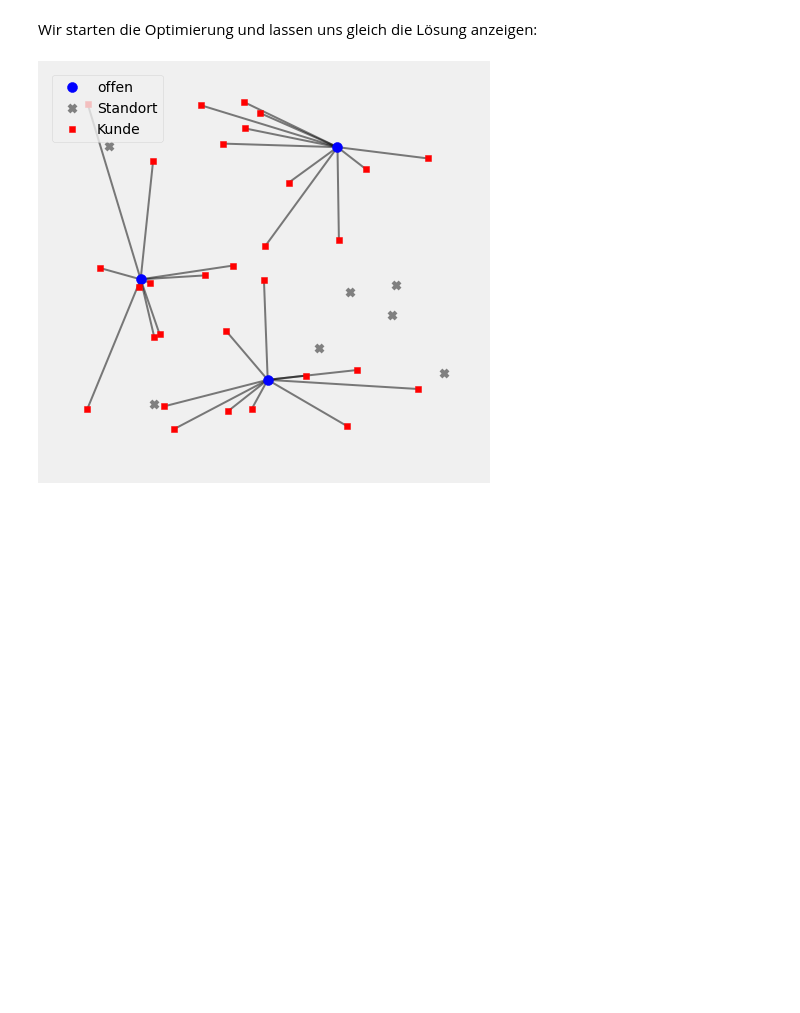
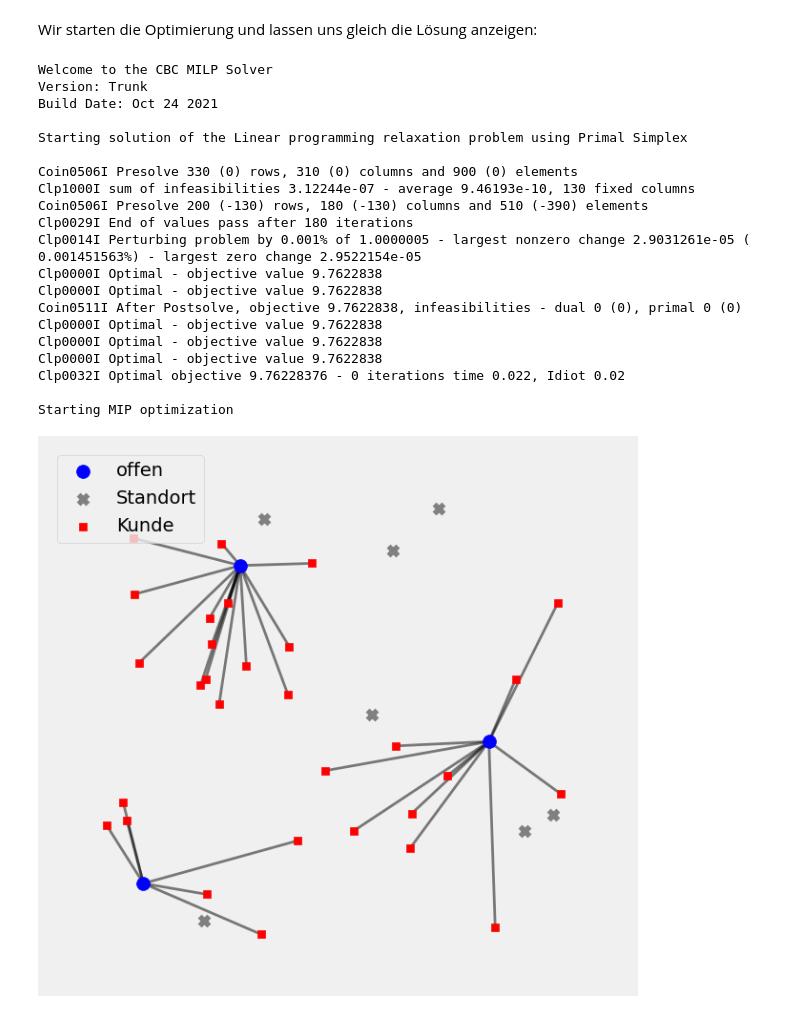
Before and after one commit to henningbruhn/opt1, a Jupyter notebook: facility.ipynb, the cells around one changed output. Cells and saved outputs as stored; diff of their text form; code cells hidden in the pictures; blank space fills up the shorter version.

```diff
--- a/facility.ipynb
+++ b/facility.ipynb
@@ -92,11 +97,11 @@ Als nächstes erzeugen wir die Anschlussvariablen.
 
 $x_{ij}\in\{0,1\}$
 # %%
-x=[[m.add_var(var_type=mip.BINARY) for _ in range(num_customers)] for _ in range(num_facilities)]
+x=[[model.add_var(var_type=mip.BINARY) for _ in range(num_customers)] for _ in range(num_facilities)]
 # %% [markdown]
 Die Zielfunktion. Als Anschluss-/Betriebkosten nehmen wir den Abstand in der Ebene.
 
 $\min\sum_{i}y_if_i+\sum_{ij}x_{ij}c_{ij}$
 # %%
-m.objective=mip.minimize(mip.xsum(y[i]*opening_costs[i] for i in range(num_facilities)) + \
+model.objective=mip.minimize(mip.xsum(y[i]*opening_costs[i] for i in range(num_facilities)) + \
                          mip.xsum(x[i][j]*distance(facilities[i],customers[j]) for i in range(num_facilities) for j in range(num_customers)))
@@ -107,19 +116,39 @@ $x_{ij}\leq y_i$
 # %%
 for i in range(num_facilities):
     for j in range(num_customers):
-        m+=x[i][j]<=y[i]
+        model+=x[i][j]<=y[i]
 # %% [markdown]
 Jeder Kunde muss angeschlossen werden:
 
 $\sum_{i}x_{ij}\geq 1$
 # %%
 for j in range(num_customers):
-    m+=mip.xsum(x[i][j] for i in range(num_facilities)) >= 1
+    model+=mip.xsum(x[i][j] for i in range(num_facilities)) >= 1
 # %% [markdown]
 Wir starten die Optimierung und lassen uns gleich die Lösung anzeigen:
 # %%
-m.optimize()
+model.optimize()
 
 show(facilities,customers,x,y)
 # %% [output]
+Welcome to the CBC MILP Solver
+Version: Trunk
+Build Date: Oct 24 2021
+
+Starting solution of the Linear programming relaxation problem using Primal Simplex
+
+Coin0506I Presolve 330 (0) rows, 310 (0) columns and 900 (0) elements
+Clp1000I sum of infeasibilities 3.12244e-07 - average 9.46193e-10, 130 fixed columns
+Coin0506I Presolve 200 (-130) rows, 180 (-130) columns and 510 (-390) elements
+Clp0029I End of values pass after 180 iterations
+Clp0014I Perturbing problem by 0.001% of 1.0000005 - largest nonzero change 2.9031261e-05 ( 0.001451563%) - largest zero change 2.9522154e-05
+Clp0000I Optimal - objective value 9.7622838
+Clp0000I Optimal - objective value 9.7622838
+Coin0511I After Postsolve, objective 9.7622838, infeasibilities - dual 0 (0), primal 0 (0)
+Clp0000I Optimal - objective value 9.7622838
+Clp0000I Optimal - objective value 9.7622838
+Clp0000I Optimal - objective value 9.7622838
+Clp0032I Optimal objective 9.76228376 - 0 iterations time 0.022, Idiot 0.02
+
+Starting MIP optimization
-[figure, old version]
+[figure, new version]
```
Also changed, not shown: parts of 11 cells of this notebook, 3 other files.
